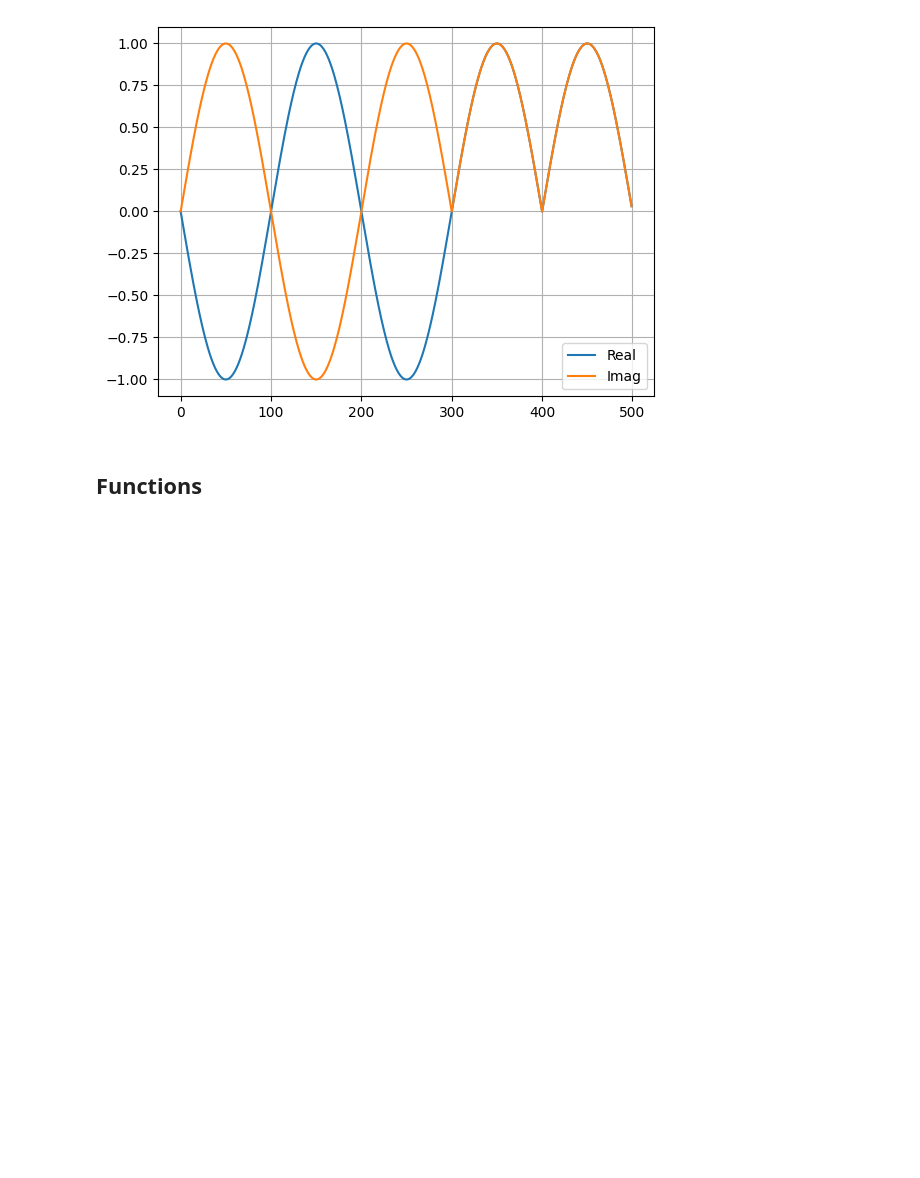
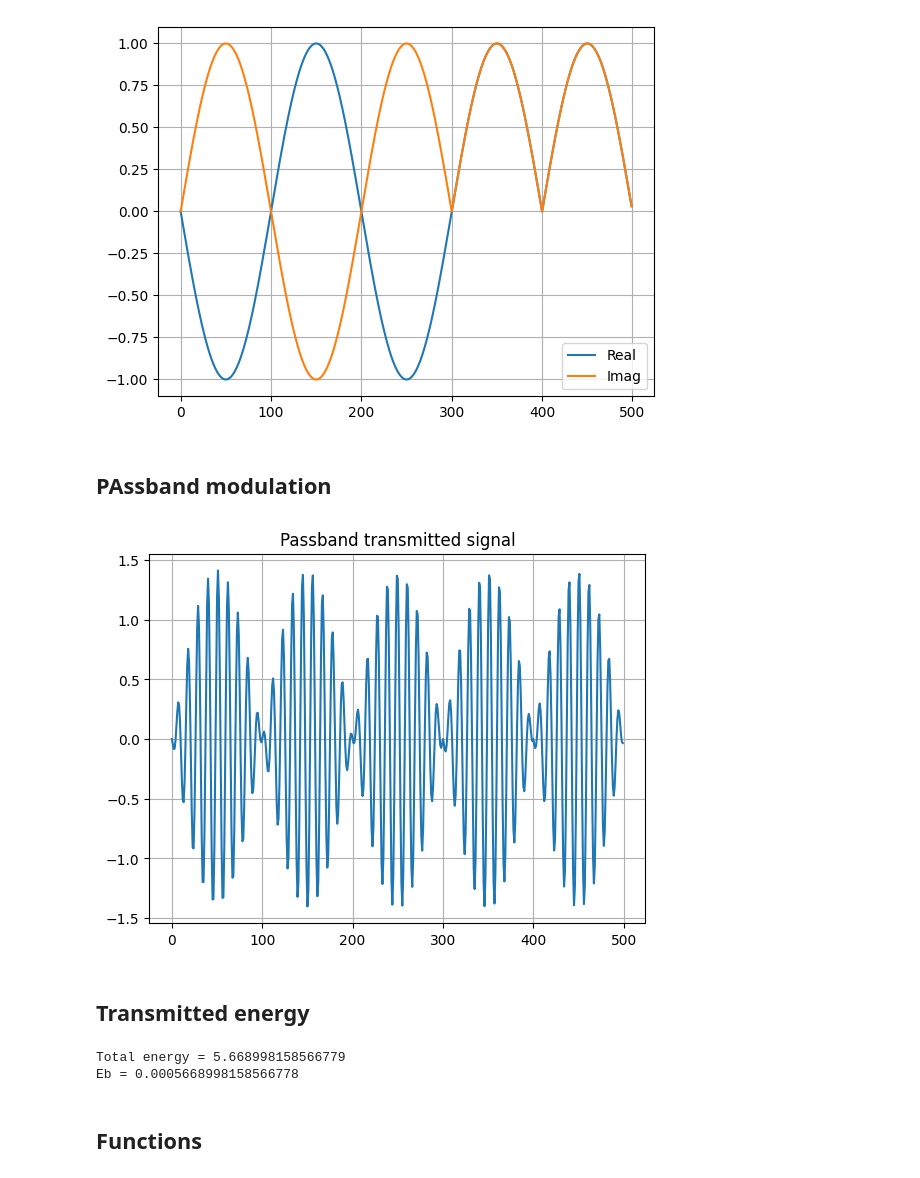
Before and after one commit to axellangenskiold/eitn21, a Jupyter notebook: assignment1_axel.ipynb, the cells around one changed output. Drawn from its saved outputs; the diff is of its cells as text; code cells hidden in the pictures; blank space fills up the shorter version.

```diff
--- a/assignment1_axel.ipynb
+++ b/assignment1_axel.ipynb
@@ -92,6 +92,38 @@ plt.grid()
 plt.show()
 # %% [output]
 [figure]
+# %% [markdown]
+## PAssband modulation
+# %%
+def upconvert(x_bb, fc, fs):
+  n = np.arange(len(x_bb))
+  carrier = np.exp(1j * 2 * np.pi * fc * n / fs)
+  s = np.real(x_bb * carrier)
+  return s
+
+s = upconvert(x_bb, fc, fs)
+
+plt.plot(s[:5*Ns])
+plt.title("Passband transmitted signal")
+plt.grid()
+plt.show()
+# %% [output]
+[figure, added]
+# %% [markdown]
+## Transmitted energy
+# %%
+def signal_energy(sig, fs):
+  return np.sum(np.abs(sig)**2) / fs
+
+E_total = signal_energy(s, fs)
+Nb = len(bits)
+Eb = E_total / Nb
+
+print("Total energy =", E_total)
+print("Eb =", Eb)
+# %% [output]
+Total energy = 5.668998158566779
+Eb = 0.0005668998158566778
 # %% [markdown]
 ## Functions
 # %%
```
Also changed, not shown: parts of 1 cell of this notebook.
